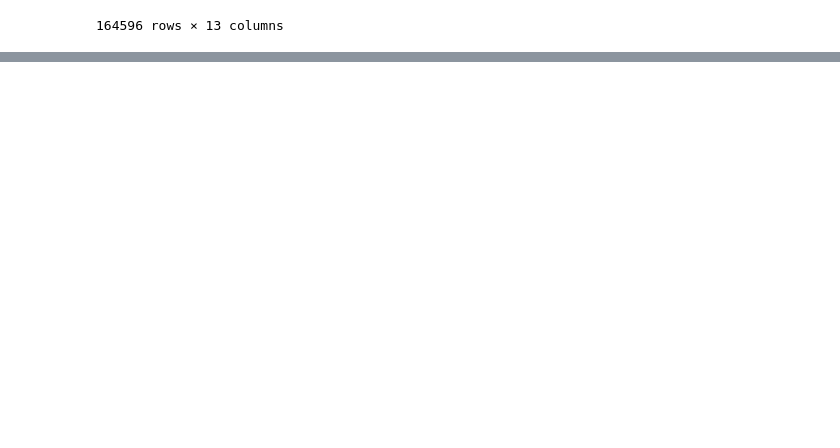
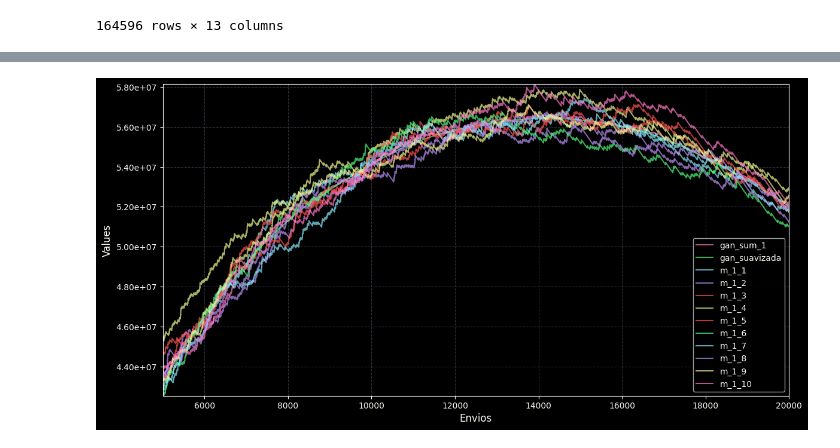
Before and after one commit to luviolap/dm2024c, a Jupyter notebook: src/workflows-analysis/workflows_analysis.ipynb, the cells around one changed output, grey strips where cells are left out. Drawn from its saved outputs; the diff is of its cells as text; code cells hidden in the pictures; blank space fills up the shorter version.

```diff
--- a/src/workflows-analysis/workflows_analysis.ipynb
+++ b/src/workflows-analysis/workflows_analysis.ipynb
@@ -408,0 +532,3 @@ uva_df
+# %%
+estandarizar_df = pd.read_csv(estandarizar_dir, sep='\t')
+estandarizar_df.info()
@@ -408,0 +568,5 @@ uva_df
+# %%
+estandarizar_plot = plot_metrics(estandarizar_df)
+estandarizar_plot
+# %% [output]
+[figure, added]
```
Also changed, not shown: parts of 39 cells of this notebook.
